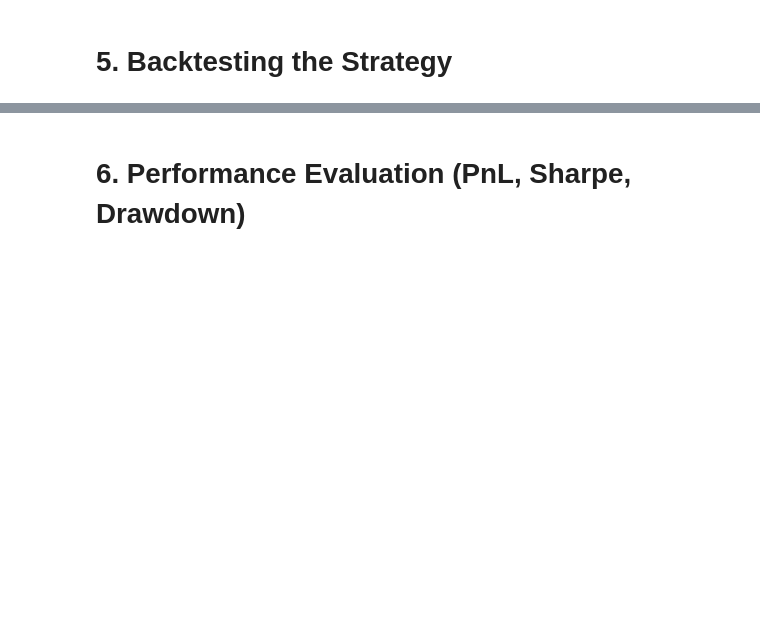
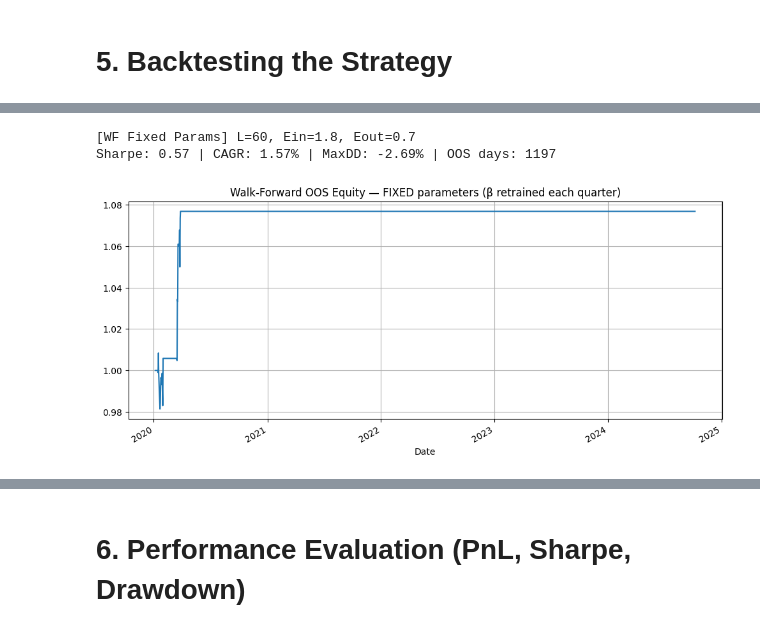
Before and after one commit to ishaanalmeida/stat-arb-mean-reversion, a Jupyter notebook: stat_arb.ipynb, the cells around one changed output, grey strips where cells are left out. Saved outputs shown, nothing was run; the diff lists cells and outputs as text; code cells hidden in the pictures; blank space fills up the shorter version.

```diff
--- a/stat_arb.ipynb
+++ b/stat_arb.ipynb
@@ -391,0 +617,71 @@ plt.close(fig)
+# %%
+# --- 5.3: Walk-Forward using FIXED thresholds (β retrained quarterly) ---
+import numpy as np, pandas as pd, statsmodels.api as sm, matplotlib.pyplot as plt
+
+# Inputs (reuse from above)
+logp_all = np.log(close_prices[['V','MA']])
+ret_all  = logp_all.diff().dropna()
+
+# Fixed thresholds (use your tuned baseline)
+L_fixed, Ein_fixed, Eout_fixed = 60, 1.8, 0.7
+cost_per_leg = 0.0005
+train_days, test_days = 252*2, 63
+
+oos_chunks_fixed, rows_fixed = [], []
+train_end_idx = train_days - 1
+
+while True:
+    test_start_idx = train_end_idx + 1
+    test_end_idx   = test_start_idx + test_days - 1
+    if test_end_idx >= len(ret_all): break
+
+    train_start_idx = train_end_idx - train_days + 1
+    t0 = ret_all.index[train_start_idx]; t1 = ret_all.index[train_end_idx]
+    u0 = ret_all.index[test_start_idx];  u1 = ret_all.index[test_end_idx]
+
+    # β on TRAIN
+    y_tr = logp_all['V'].iloc[train_start_idx:train_end_idx+1]
+    X_tr = sm.add_constant(logp_all['MA'].iloc[train_start_idx:train_end_idx+1])
+    eg   = sm.OLS(y_tr, X_tr).fit()
+    a_tr = float(eg.params['const']); b_tr = float(eg.params['MA'])
+
+    spread_all = (logp_all['V'] - (a_tr + b_tr*logp_all['MA'])) \
+                   .iloc[train_start_idx:test_end_idx+1]
+    rV_ts = ret_all['V'].iloc[test_start_idx:test_end_idx+1]
+    rMA_ts = ret_all['MA'].iloc[test_start_idx:test_end_idx+1]
+
+    warm = max(0, L_fixed - 1)
+    span_start_idx = max(train_start_idx, test_start_idx - warm)
+    spread_for_test_z = spread_all.iloc[span_start_idx:test_end_idx+1]
+
+    p_ts, pos_ts, _ = backtest_cross_entry(
+        spread_series=spread_for_test_z,
+        lookback=L_fixed, z_entry=Ein_fixed, z_exit=Eout_fixed,
+        r_V=rV_ts, r_MA=rMA_ts, beta_for_returns=b_tr,
+        cost_per_leg=cost_per_leg
+    )
+
+    oos_chunks_fixed.append(p_ts)
+    rows_fixed.append({"train_start": t0, "train_end": t1, "test_start": u0, "test_end": u1,
+                       "L": L_fixed, "Ein": Ein_fixed, "Eout": Eout_fixed, "beta": b_tr})
+
+    train_end_idx = test_end_idx  # disjoint blocks
+
+# Stitch + metrics
+oos_fixed = pd.concat(oos_chunks_fixed).sort_index()
+ann = 252
+sr = np.sqrt(ann)*oos_fixed.mean()/oos_fixed.std(ddof=0)
+yrs = (oos_fixed.index[-1]-oos_fixed.index[0]).days/365.25
+cagr = (1+oos_fixed).prod()**(1/yrs) - 1
+eq = (1+oos_fixed).cumprod()
+mdd = (eq/eq.cummax()-1).min()
+
+print(f"[WF Fixed Params] L={L_fixed}, Ein={Ein_fixed}, Eout={Eout_fixed}")
+print(f"Sharpe: {sr:.2f} | CAGR: {cagr:.2%} | MaxDD: {mdd:.2%} | OOS days: {len(oos_fixed)}")
+
+ax = eq.plot(figsize=(12,5), title="Walk-Forward OOS Equity — FIXED parameters (β retrained each quarter)")
+ax.grid(True); plt.show()
+# %% [output]
+[WF Fixed Params] L=60, Ein=1.8, Eout=0.7
+Sharpe: 0.57 | CAGR: 1.57% | MaxDD: -2.69% | OOS days: 1197
+[figure, added]
```
Also changed, not shown: parts of 23 cells of this notebook.
